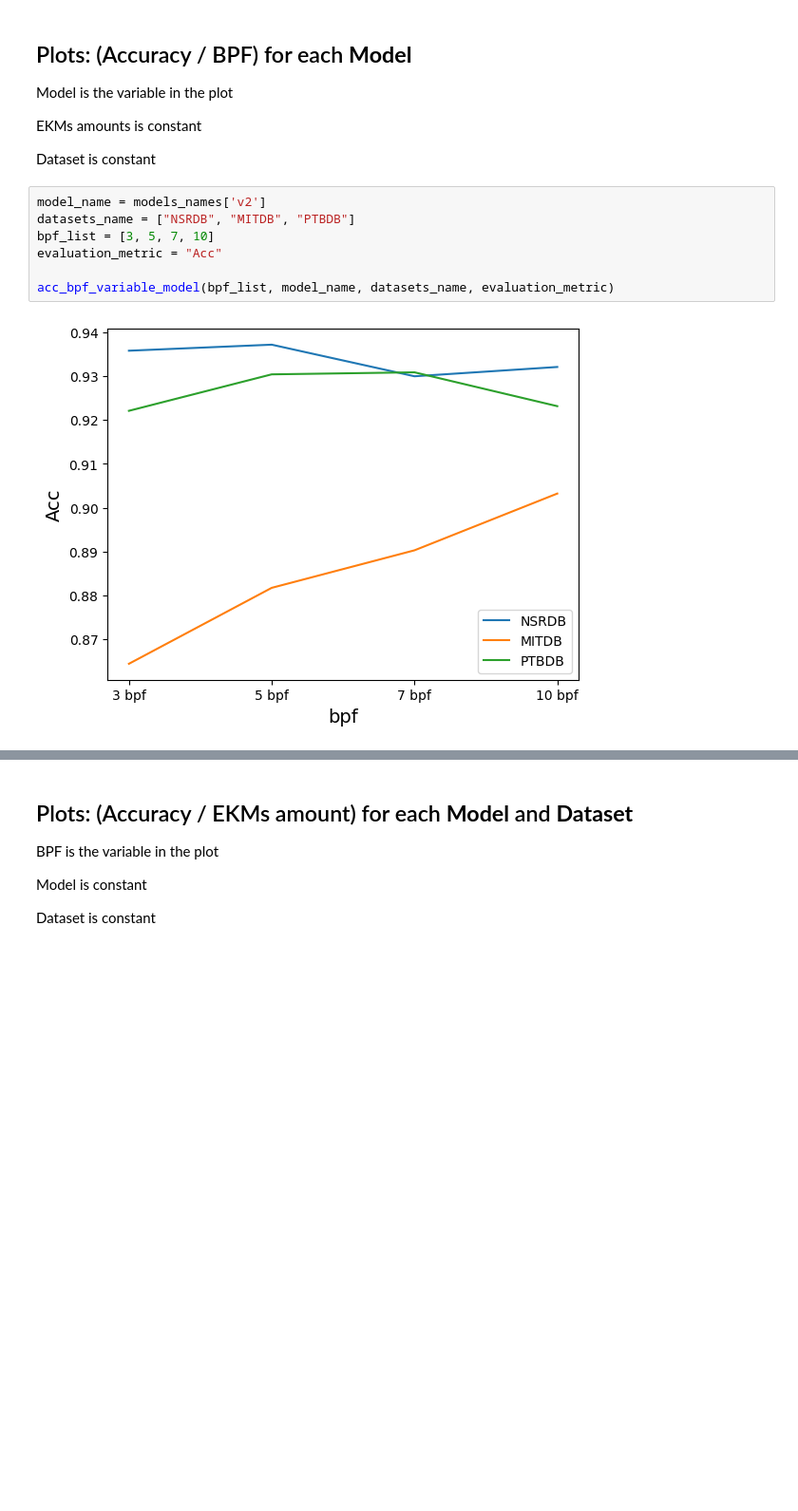
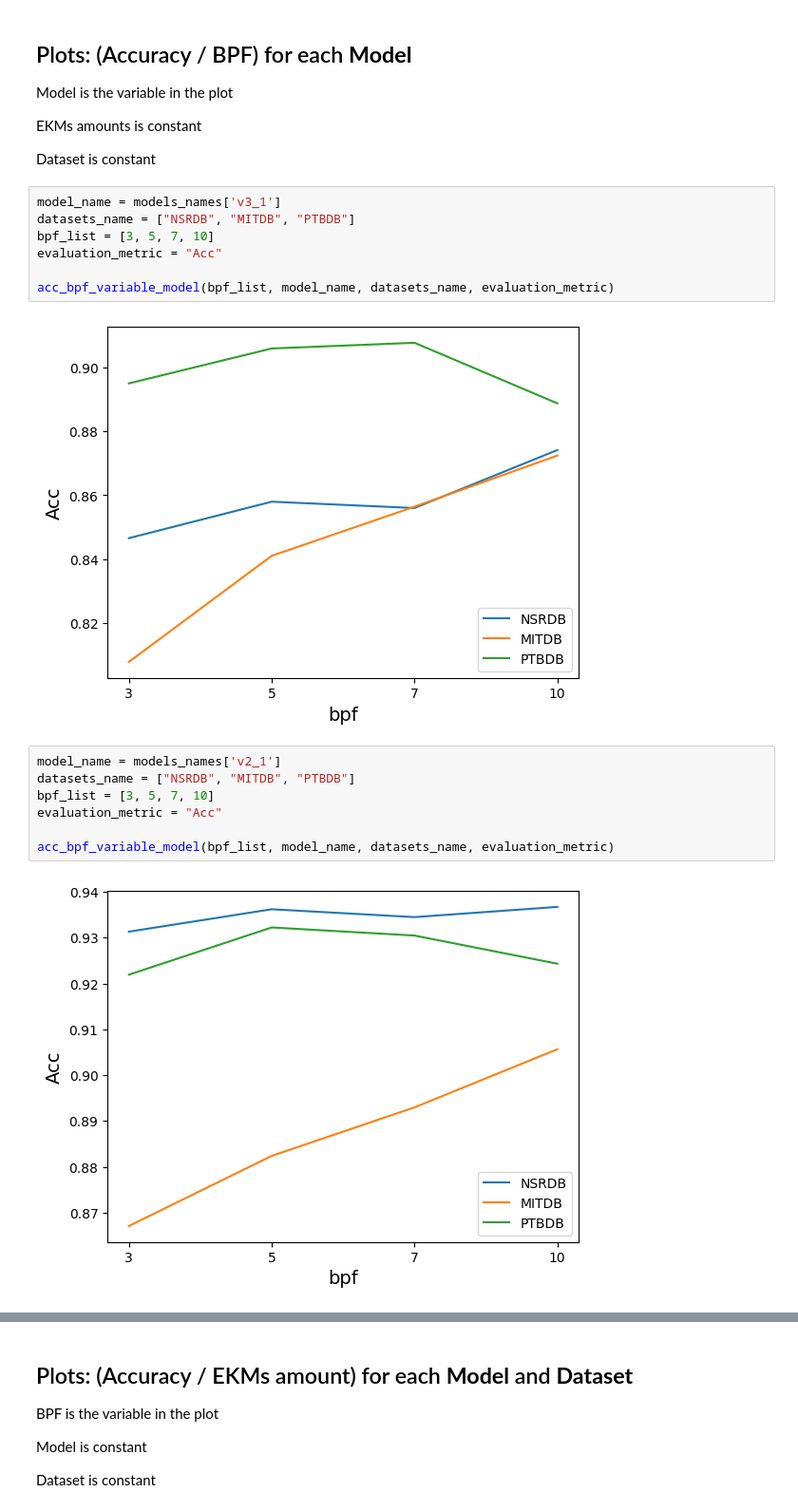
Before and after one commit to AmirhosseinSafari/Minimum_EKMs, a Jupyter notebook: min EKM_final_ results.ipynb, the cells around one changed output, grey strips where cells are left out. Shown at 95% size. Cells and saved outputs as stored; diff of their text form; blank space fills up the shorter version.

```diff
--- a/min EKM_final_ results.ipynb
+++ b/min EKM_final_ results.ipynb
@@ -449,12 +544,21 @@ EKMs amounts is constant
 
 Dataset is constant
 # %%
-model_name = models_names['v2']
+model_name = models_names['v3_1']
 datasets_name = ["NSRDB", "MITDB", "PTBDB"]
 bpf_list = [3, 5, 7, 10]
 evaluation_metric = "Acc"
 
 acc_bpf_variable_model(bpf_list, model_name, datasets_name, evaluation_metric)
 # %% [output]
-[figure, old version]
+[figure, new version]
+# %%
+model_name = models_names['v2_1']
+datasets_name = ["NSRDB", "MITDB", "PTBDB"]
+bpf_list = [3, 5, 7, 10]
+evaluation_metric = "Acc"
+
+acc_bpf_variable_model(bpf_list, model_name, datasets_name, evaluation_metric)
+# %% [output]
+[figure, added]
 # %%
```
Also changed, not shown: parts of 25 cells of this notebook, 18 other files.
